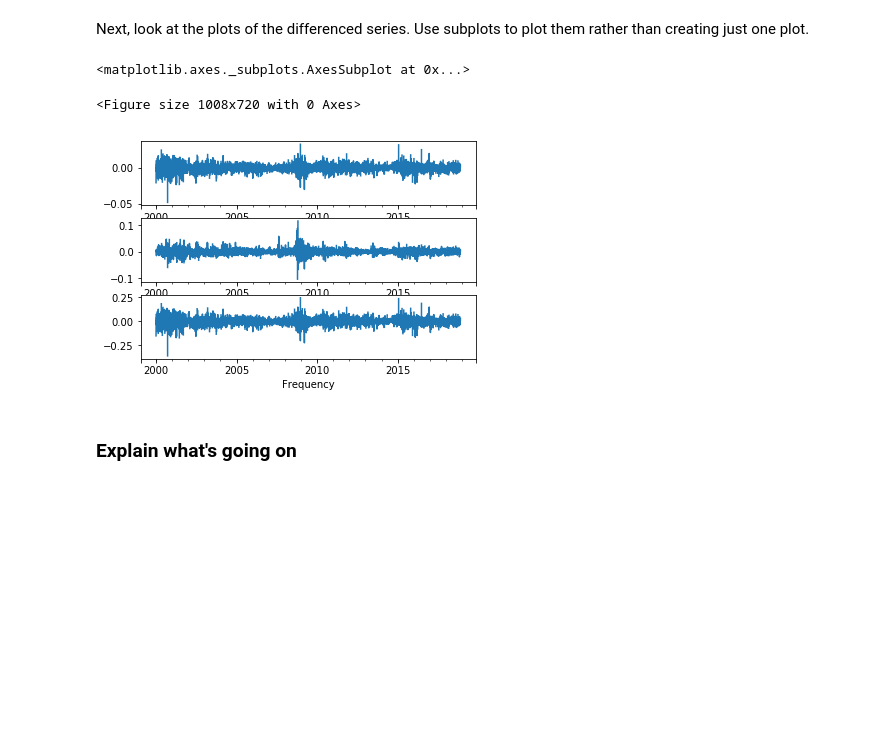
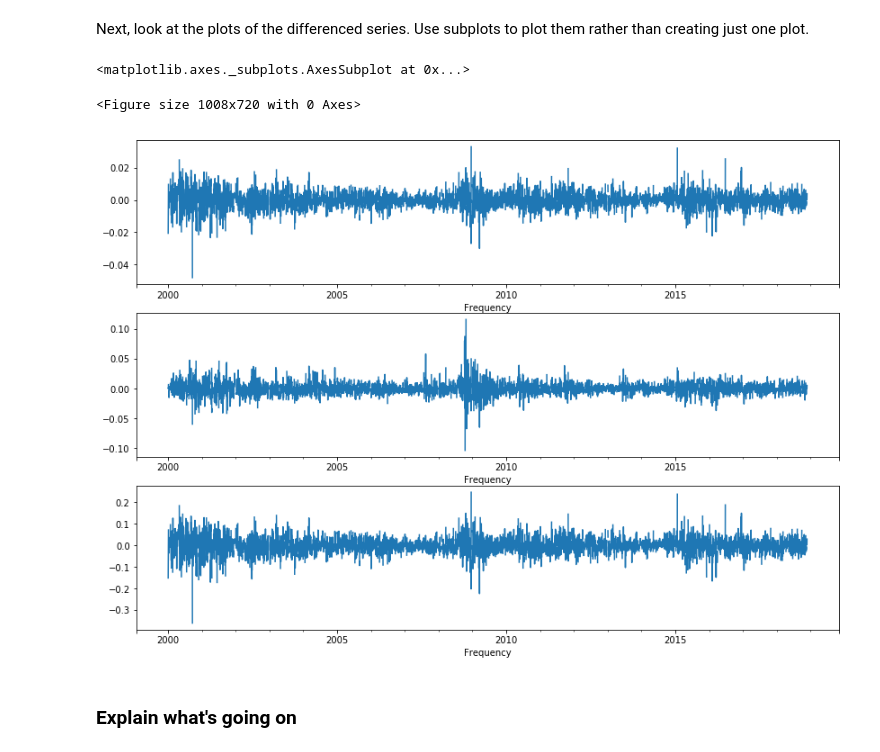
Before and after one commit to fleralle/dsc-corr-autocorr-in-time-series-lab-houston-ds-042219, a Jupyter notebook: index.ipynb, the cells around one changed output. Cells and saved outputs as stored; diff of their text form; code cells hidden in the pictures; blank space fills up the shorter version.

```diff
--- a/index.ipynb
+++ b/index.ipynb
@@ -66,14 +66,14 @@ Next, look at the plots of the differenced series. Use subplots to plot them rat
 # %%
 # your code here
 plt.figure(figsize=(14,10))
-figs,axes = plt.subplots(nrows=3, ncols=1)
+figs,axes = plt.subplots(nrows=3, ncols=1, figsize=(14,10))
 xrate_ts.Euro.diff(periods=1).plot(ax=axes[0])
 xrate_ts['Australian Dollar'].diff(periods=1).plot(ax=axes[1])
 xrate_ts['Danish Krone'].diff(periods=1).plot(ax=axes[2])
 # %% [output]
 <matplotlib.axes._subplots.AxesSubplot at 0x...>
 <Figure size 1008x720 with 0 Axes>
-[figure, old version]
+[figure, new version]
 # %%
 # your code here
 # %%
```
